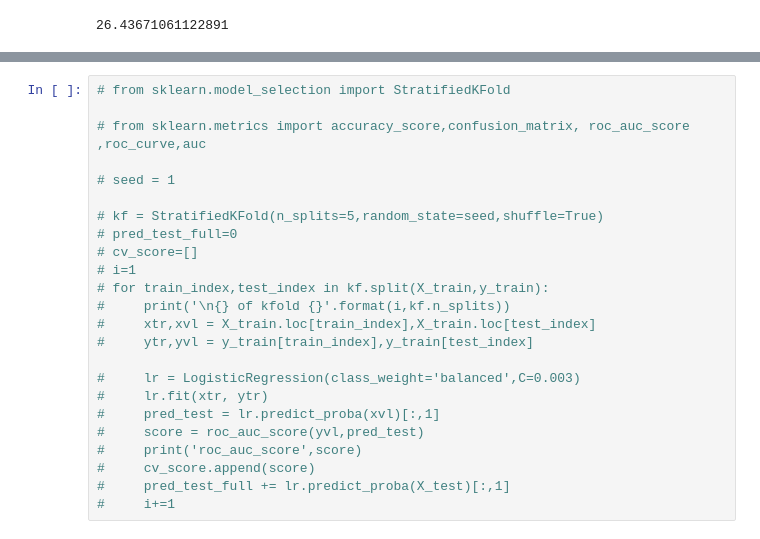
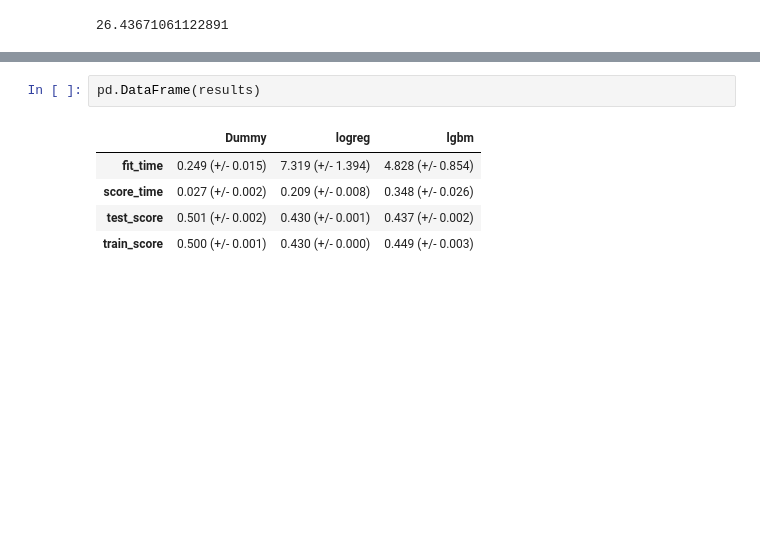
Before and after one commit to nichowu/Porto-Seguro-Safe-Driver-Prediction, a Jupyter notebook: porto-seguro-safe-driving.ipynb, the cells around one changed output, grey strips where cells are left out. Drawn from its saved outputs; the diff is of its cells as text; blank space fills up the shorter version.

```diff
--- a/porto-seguro-safe-driving.ipynb
+++ b/porto-seguro-safe-driving.ipynb
@@ -812,24 +824,8 @@ pd.DataFrame(results).T
-# %%
-# from sklearn.model_selection import StratifiedKFold
-
-# from sklearn.metrics import accuracy_score,confusion_matrix, roc_auc_score ,roc_curve,auc
-
-# seed = 1
-
-# kf = StratifiedKFold(n_splits=5,random_state=seed,shuffle=True)
-# pred_test_full=0
-# cv_score=[]
-# i=1
-# for train_index,test_index in kf.split(X_train,y_train):
-#     print('\n{} of kfold {}'.format(i,kf.n_splits))
-#     xtr,xvl = X_train.loc[train_index],X_train.loc[test_index]
-#     ytr,yvl = y_train[train_index],y_train[test_index]
-
-#     lr = LogisticRegression(class_weight='balanced',C=0.003)
-#     lr.fit(xtr, ytr)
-#     pred_test = lr.predict_proba(xvl)[:,1]
-#     score = roc_auc_score(yvl,pred_test)
-#     print('roc_auc_score',score)
-#     cv_score.append(score)
-#     pred_test_full += lr.predict_proba(X_test)[:,1]
-#     i+=1
+# %%
+pd.DataFrame(results)
+# %% [output]
+|  | Dummy | logreg | lgbm |
+| fit_time | 0.249 (+/- 0.015) | 7.319 (+/- 1.394) | 4.828 (+/- 0.854) |
+| score_time | 0.027 (+/- 0.002) | 0.209 (+/- 0.008) | 0.348 (+/- 0.026) |
+| test_score | 0.501 (+/- 0.002) | 0.430 (+/- 0.001) | 0.437 (+/- 0.002) |
+| train_score | 0.500 (+/- 0.001) | 0.430 (+/- 0.000) | 0.449 (+/- 0.003) |
```
Also changed, not shown: parts of 5 cells of this notebook.
